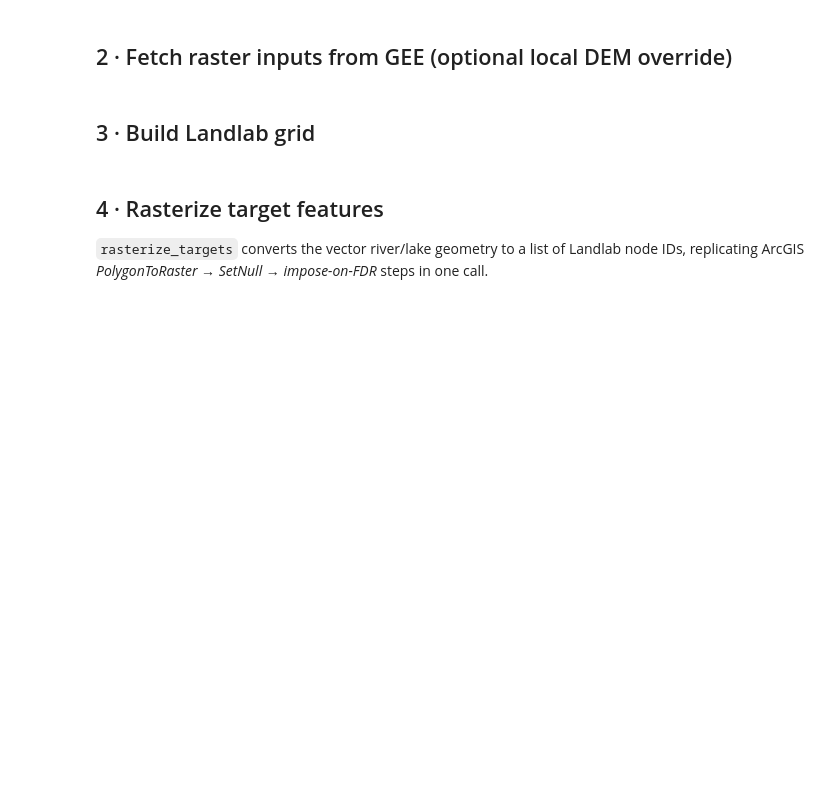
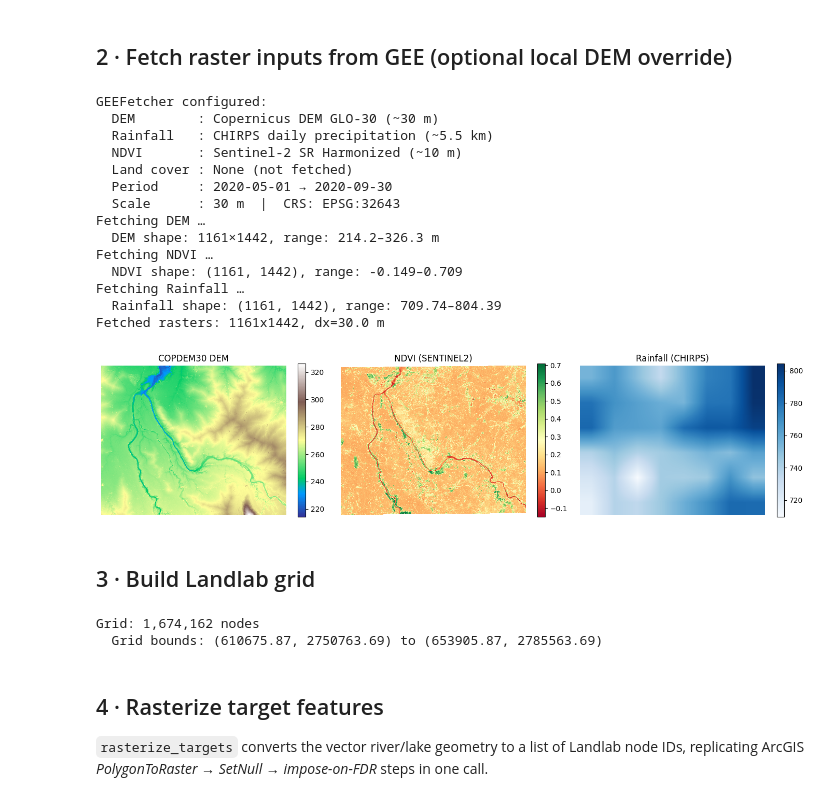
Before and after one commit to manudeo/GeomorphConn, a Jupyter notebook: notebooks/02_IC_target_demo.ipynb, the cells around one changed output. Cells and saved outputs as stored; diff of their text form; code cells hidden in the pictures; blank space fills up the shorter version.

```diff
--- a/notebooks/02_IC_target_demo.ipynb
+++ b/notebooks/02_IC_target_demo.ipynb
@@ -24,13 +38,14 @@ pip install 'GeomorphConn[all]'
 from pathlib import Path
 
 # ── Required target vector ───────────────────────────────────────────────────
-TARGET_PATH = Path("data/river_or_lake.geojson")  # shapefile/geojson/gpkg/etc.
+TARGET_PATH = Path("Target_example.shp")  # shapefile/geojson/gpkg/etc.
 if not TARGET_PATH.exists():
     raise FileNotFoundError(f"Target vector not found: {TARGET_PATH}")
 
 # ── Region bounds (optional) ─────────────────────────────────────────────────
 # If None, fetch region is inferred from TARGET_PATH extent
-BOUNDS = None  # e.g., (78.8, 29.6, 80.0, 30.5)
+# Format: (lon_min, lat_min, lon_max, lat_max) = (West, South, East, North) in WGS-84
+BOUNDS =  (76.09556906553738, 24.867882347223897, 76.52756888567045, 25.178609604000833) #<-- Chambal
 
 # ── Optional local DEM override (otherwise fetched from GEE) ────────────────
 DEM_OVERRIDE_PATH = None  # e.g., Path("data/dem.tif")
@@ -38,15 +53,20 @@ DEM_OVERRIDE_PATH = None  # e.g., Path("data/dem.tif")
 # ── GEE configuration ────────────────────────────────────────────────────────
 GEE_PROJECT = "drylands-aberuni"
 DEM_SOURCE = "COPDEM30"
-RF_SOURCE = "CHIRPS"
-NDVI_SOURCE = "SENTINEL2"
+RF_SOURCE = "CHIRPS"                  # CHIRPS | ERA5 (~11 km) | PERSIANN (~28 km)
+NDVI_SOURCE = "SENTINEL2"            # SENTINEL2 (~10 m) | LANDSAT8 (~30 m) | LANDSAT9 (~30 m)
 START_DATE = "2020-05-01"
 END_DATE = "2020-09-30"
+# Use a projected CRS in meters. Replace with your local UTM CRS for best results.
+# EPSG:4326 can collapse small bboxes to 1×1 pixels when used with xee + metric scale.
+CRS = "EPSG:32643" # <--UTM 43N - Chambal
+
+# Note: Set SCALE with the coarsest input dataset in mind.
+# CHIRPS is ~5.5 km, so for very small regions use a coarser SCALE or a wider bbox.
 SCALE = 30
-CRS = "EPSG:4326"
 
 # ── IC / weighting options ───────────────────────────────────────────────────
-FLOW_DIRECTOR = "FlowDirectorDINF"
+FLOW_DIRECTOR = "DINF"                 # D8 | DINF | MFD (uppercase)
 WEIGHT_SCENARIOS = [
     "roughness_only",
     "rainfall_only",
@@ -58,3 +78,4 @@ PLOT_SCENARIO = "ndvi_rainfall"
 
 OUTPUT_DIR = Path("output_nb2")
 OUTPUT_DIR.mkdir(exist_ok=True)
+print('Configuration done.')
@@ -112,33 +168,55 @@ if DEM_OVERRIDE_PATH is not None and Path(DEM_OVERRIDE_PATH).exists():
     dem, dem_profile = _load_raster(Path(DEM_OVERRIDE_PATH))
     profile.update({
         "transform": dem_profile["transform"],
         "width": dem_profile["width"],
         "height": dem_profile["height"],
         "crs": dem_profile["crs"],
     })
     print(f"Using DEM override: {DEM_OVERRIDE_PATH}")
 
 nrows, ncols = dem.shape
 dx = abs(profile["transform"].a)
 
+if nrows <= 1 or ncols <= 1:
+    raise ValueError(
+        "Fetched a 1x1 grid. Use a projected CRS (for example local UTM, not EPSG:4326), "
+        "increase the bbox size, or use a coarser SCALE that matches the source resolution."
+    )
+
 import geopandas as gpd
 target_gdf = gpd.read_file(TARGET_PATH)
 
 print(f"Fetched rasters: {nrows}x{ncols}, dx={dx:.1f} m")
 
 fig, axes = plt.subplots(1, 3, figsize=(14, 4), dpi=100)
 for ax, arr, title, cmap in zip(
     axes,
     [dem, ndvi, rainfall],
     [f"{DEM_SOURCE} DEM", f"NDVI ({NDVI_SOURCE})", f"Rainfall ({RF_SOURCE})"],
     ["terrain", "RdYlGn", "Blues"],
 ):
     im = ax.imshow(arr, cmap=cmap, interpolation="nearest")
     ax.set_title(title)
     ax.axis("off")
     plt.colorbar(im, ax=ax, shrink=0.8)
 plt.tight_layout()
 plt.show()
+# %% [output]
+GEEFetcher configured:
+  DEM        : Copernicus DEM GLO-30 (~30 m)
+  Rainfall   : CHIRPS daily precipitation (~5.5 km)
+  NDVI       : Sentinel-2 SR Harmonized (~10 m)
+  Land cover : None (not fetched)
+  Period     : 2020-05-01 → 2020-09-30
+  Scale      : 30 m  |  CRS: EPSG:32643
+Fetching DEM …
+  DEM shape: 1161×1442, range: 214.2–326.3 m
+Fetching NDVI …
+  NDVI shape: (1161, 1442), range: -0.149–0.709
+Fetching Rainfall …
+  Rainfall shape: (1161, 1442), range: 709.74–804.39
+Fetched rasters: 1161x1442, dx=30.0 m
+[figure, added]
 # %% [markdown]
 ## 3 · Build Landlab grid
 # %%
@@ -151,13 +229,28 @@ def arr_to_node(arr):
 dem_ll = np.flipud(dem).copy()
 dem_ll[np.isnan(dem_ll)] = np.nanmin(dem_ll) - 1.0
 
-grid = RasterModelGrid((nrows, ncols), xy_spacing=dx)
+# Create RasterModelGrid WITH geographic coordinates (not at origin 0,0)
+# Extract bounds from profile's geospatial transform
+tr = profile["transform"]
+lon_min = tr.c                                      # x-coord of upper-left
+lat_min = tr.f - nrows * abs(tr.e)                 # y-coord of lower-left
+xy_spacing = abs(tr.a)                             # pixel width in metres
+
+grid = RasterModelGrid(
+    (nrows, ncols),
+    xy_spacing=xy_spacing,
+    xy_of_lower_left=(lon_min, lat_min)  # Real geographic coordinates
+)
 grid.add_field("topographic__elevation", dem_ll.ravel(), at="node")
 
 ndvi_ll     = arr_to_node(ndvi)
 rainfall_ll = arr_to_node(rainfall)
 
 print(f"Grid: {grid.number_of_nodes:,} nodes")
+print(f"  Grid bounds: ({grid.x_of_node.min():.2f}, {grid.y_of_node.min():.2f}) to ({grid.x_of_node.max():.2f}, {grid.y_of_node.max():.2f})")
+# %% [output]
+Grid: 1,674,162 nodes
+  Grid bounds: (610675.87, 2750763.69) to (653905.87, 2785563.69)
 # %% [markdown]
 ## 4 · Rasterize target features
 
```
Also changed, not shown: parts of 11 cells of this notebook, 5 other files.
